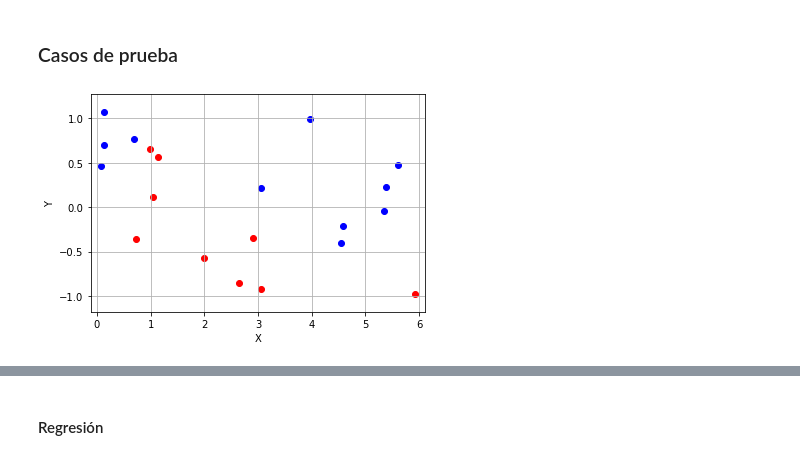
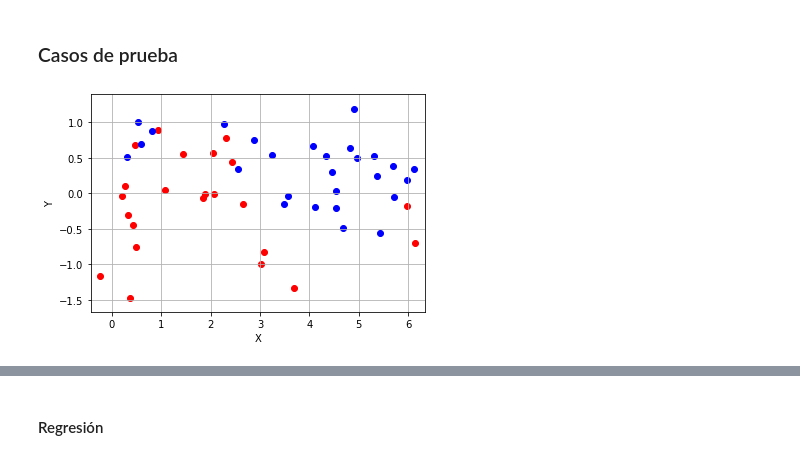
Before and after one commit to Ludvins/MCD_Practicas_MAAA, a Jupyter notebook: P2/P2_boosting.ipynb, the cells around one changed output, grey strips where cells are left out. Drawn from its saved outputs; the diff is of its cells as text; code cells hidden in the pictures.

```diff
--- a/P2/P2_boosting.ipynb
+++ b/P2/P2_boosting.ipynb
@@ -452,4 +481,15 @@ noise = 0.0             # <========= Modifica este valor 0 ó 0.3, (antes respon
 # %%
-# We are using the same points for regresion and clasification. For regresion we use (x, y) and for clasification ((x,y), c).
-Xtrain_reg, Ytrain_reg, Ytrain_class, xbnd, ybnd = createDataSet(n, model, ymargin, noise, True)
-Xtest_reg, Ytest_reg, Ytest_class = createDataSet(n*10, model, ymargin, noise)
+np.random.seed(11)
+n = 50
+model = 'sine'
+ymargin = 0
+noise = 0.2
+
+# We are using the same points for regresion and clawsification.
+# For regresion we use (x, y) and for classification ((x,y), c).
+Xtrain_reg, Ytrain_reg, Ytrain_class, = createDataSet(n, model, ymargin, noise)
+Xtest_reg, Ytest_reg, Ytest_class = createDataSet(5 * n, model, ymargin, noise)
+
+Xtrain_class = np.concatenate((Xtrain_reg, Ytrain_reg), axis = 1)
+Xtest_class = np.concatenate((Xtest_reg, Ytest_reg), axis = 1)
+Ytrain_reg = Ytrain_reg.ravel()
@@ -460,4 +496,6 @@ Xtest_class = np.concatenate((Xtest_reg, Ytest_reg), axis = 1)
 # %%
 plotData(Xtrain_reg, Ytrain_reg, Ytrain_class, {'c':'#FF0000'},{'c':'#0000FF'})
+Ytrain_class[Ytrain_class == 0] = -1
+Ytest_class[Ytest_class == 0] = -1
 # %% [output]
-[figure, old version]
+[figure, new version]
```
Also changed, not shown: parts of 25 cells of this notebook.
